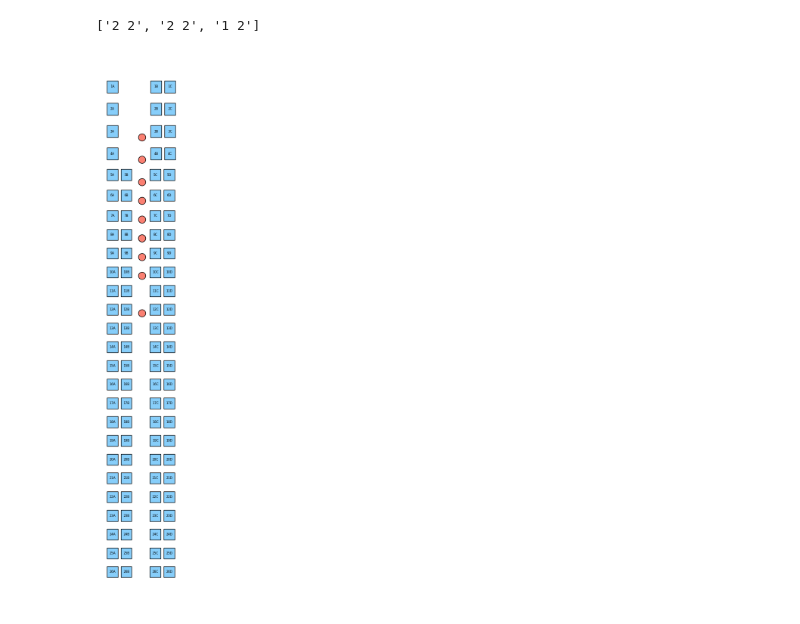
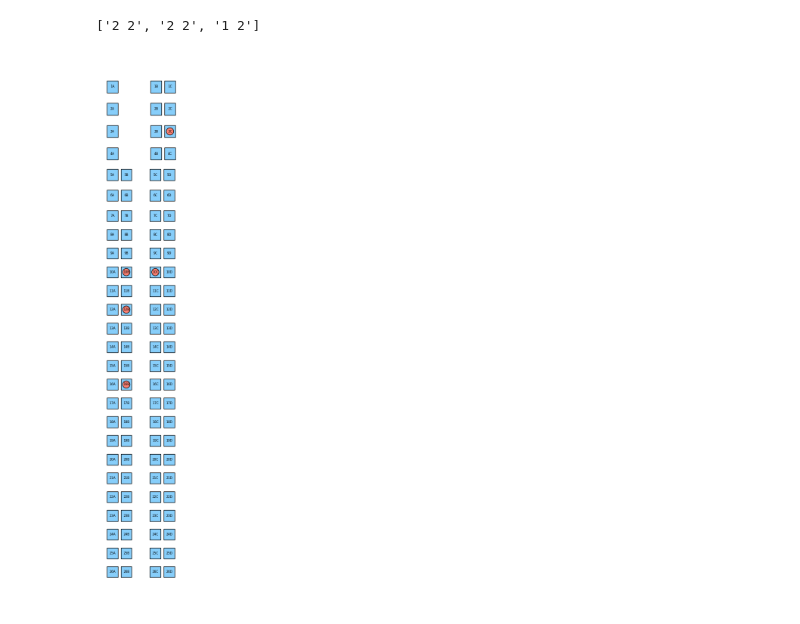
Before and after one commit to mayashapiro19/engg3130_finalproject, a Jupyter notebook: environment.ipynb, the cells around one changed output. Saved outputs shown, nothing was run; the diff lists cells and outputs as text; code cells hidden in the pictures.

Commit message:
April 5 - Maya
people get to their seats

```diff
--- a/environment.ipynb
+++ b/environment.ipynb
@@ -92,10 +93,14 @@ seat_arrange_info(df, plane_choice)
 ['2 2', '2 2', '1 2']
 # %%
 class Seat:
-    def __init__(self, seat_label, class_type):
+    def __init__(self, seat_label, class_type, coords, side_of_plane, width):
         self.seat_label = seat_label
         self.letter = seat_label[-1]
         self.row = int(seat_label[:-1])
         self.class_type = class_type
         self.occupied = False
+        self.x_coord, self.y_coord = coords
+        self.depth = 18*0.2
+        self.width = width
+        self.side_of_plane = side_of_plane
 # %%
@@ -341,13 +289,13 @@ class Plane:
         return fig, ax
 # %%
 class Passenger:
-    def __init__(self, seat_label, current_row_location, y_loc):
+    def __init__(self, seat_label, current_row_location, x_pos, y_pos):
         self.seat_label = seat_label               # e.g., '13B'
         self.row = int(seat_label[:-1])            # e.g., 13
         self.letter = seat_label[-1]               # e.g., 'B'
         self.current_row_location = current_row_location # y-position in aisle
-        self.y_loc = y_loc
-        self.row_target_y = None                   # will be set later based on seat location
+        self.x_pos = x_pos
+        self.y_pos = y_pos
         self.speed = None                              # default — will be updated to match seat pitch
         self.status = "not seated"
 # %%
@@ -441,7 +405,7 @@ class PlaneBoarding(Cell2D):
 # %%
 plane = Plane(seat_params_info(df, plane_choice), num_of_seats_info(df, plane_choice), seat_arrange_info(df, plane_choice))
 
-plane_boarding = PlaneBoarding(10, plane, Passenger)
-plane_boarding.animate(frames = 13, interval = 0.5)
+plane_boarding = PlaneBoarding(5, plane, Passenger)
+plane_boarding.animate(frames = 50, interval = 0.5)
 # %% [output]
-[figure, old version]
+[figure, new version]
```
Also changed, not shown: parts of 3 cells of this notebook.
